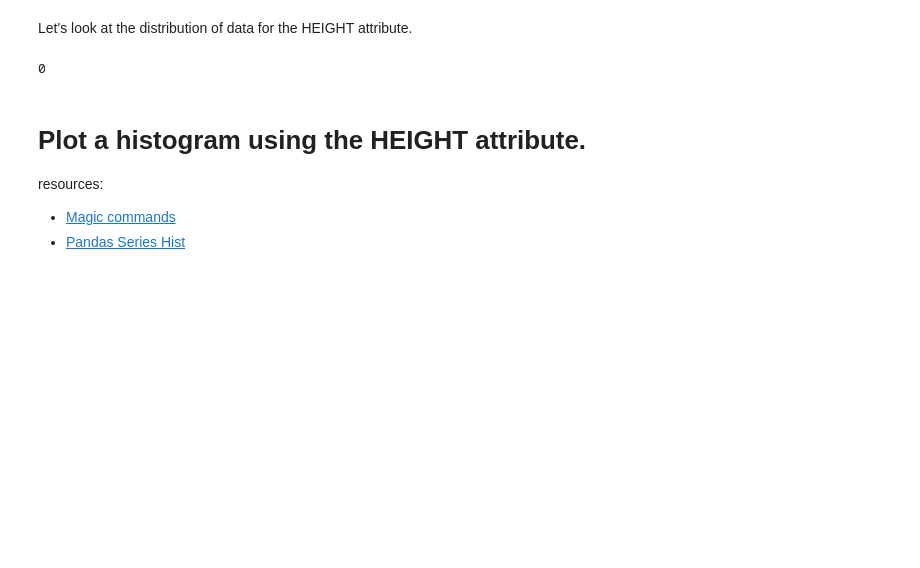
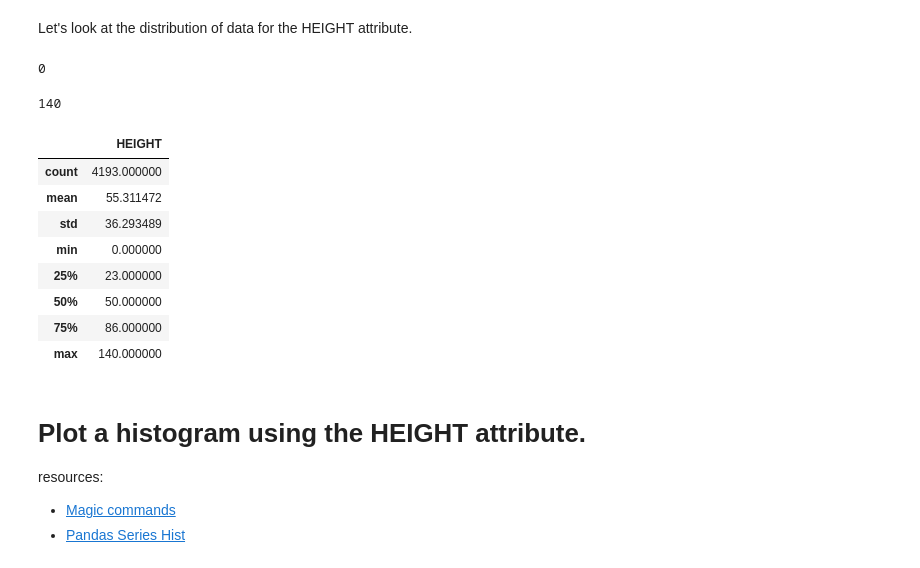
Before and after one commit to imirransom/DataEngineering.Labs.CityOfNewarkDETreeSurvey, a Jupyter notebook: data/newark_de_tree_survey-checkpoint.ipynb, the cells around one changed output. Cells and saved outputs as stored; diff of their text form; code cells hidden in the pictures; blank space fills up the shorter version.

```diff
--- a/data/newark_de_tree_survey-checkpoint.ipynb
+++ b/data/newark_de_tree_survey-checkpoint.ipynb
@@ -125,10 +125,23 @@ df2['HEIGHT'].min()
 0
 # %%
 # What is the max height?
-df
+df2['HEIGHT'].max()
+# %% [output]
+140
 # %%
 # How do we acquire count, mean, standard deviation, and distribution information from the DataFrame
 # by invoking a single method?
+df2.describe()
+# %% [output]
+|  | HEIGHT |
+| count | 4193.000000 |
+| mean | 55.311472 |
+| std | 36.293489 |
+| min | 0.000000 |
+| 25% | 23.000000 |
+| 50% | 50.000000 |
+| 75% | 86.000000 |
+| max | 140.000000 |
 # %% [markdown]
 # Plot a histogram using the HEIGHT attribute.
 
```
Also changed, not shown: parts of 2 cells of this notebook.
